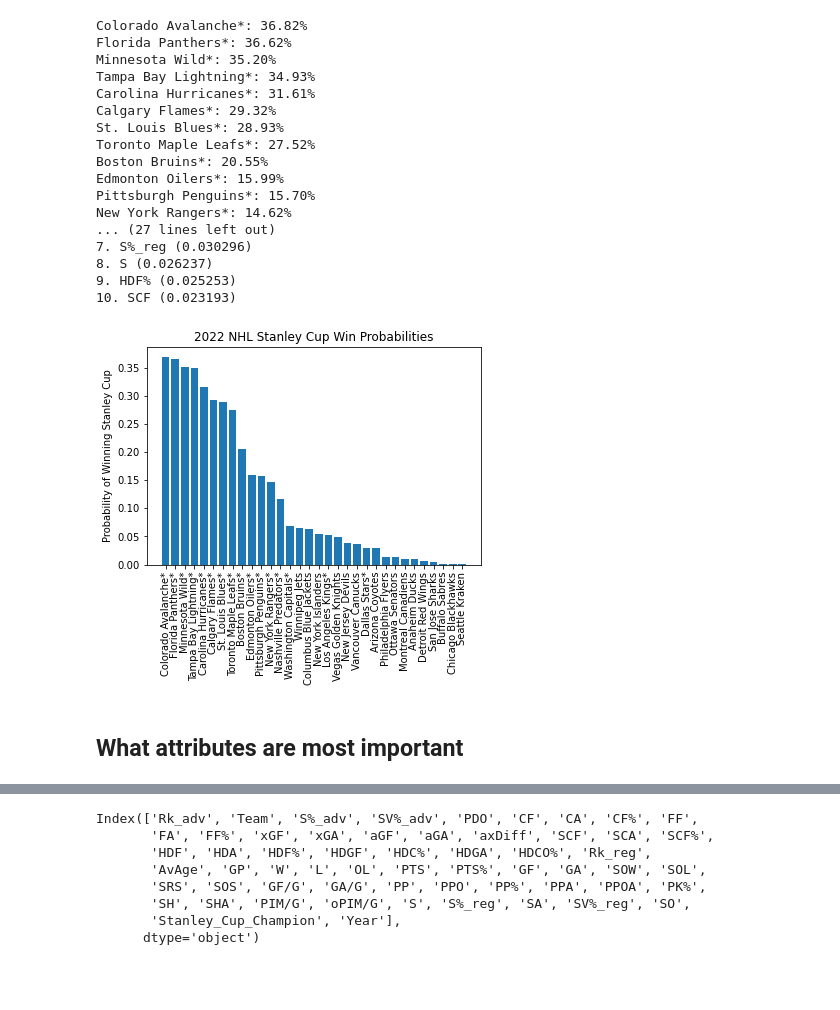
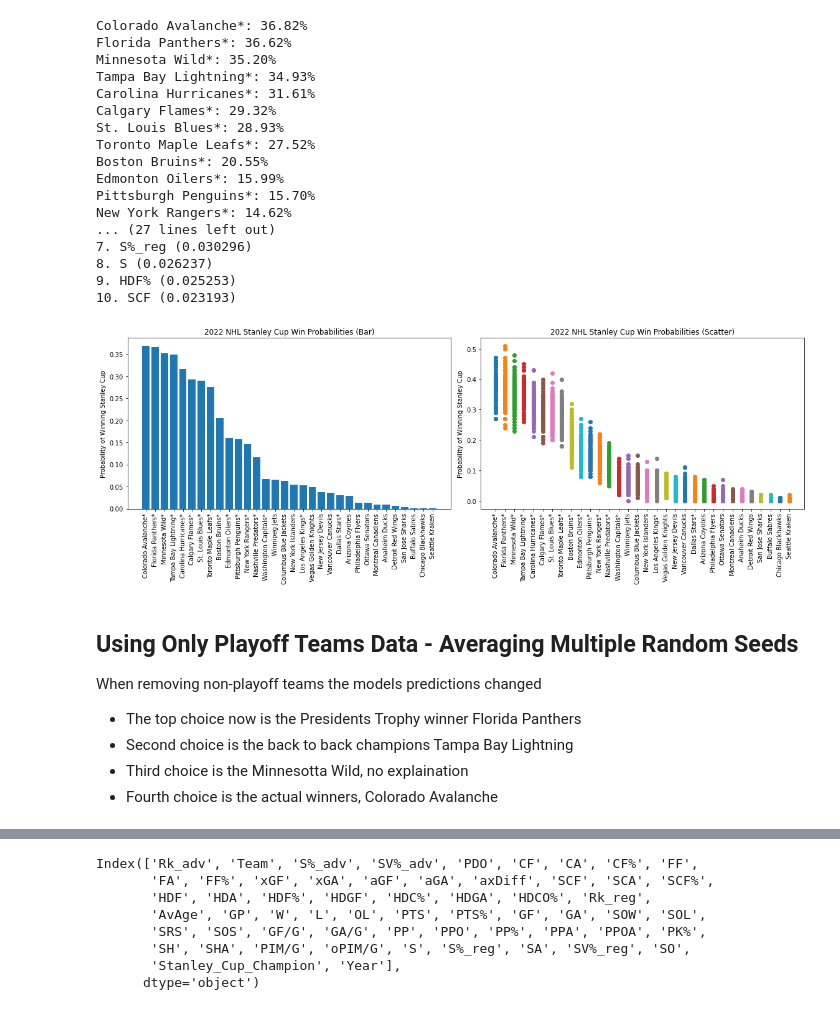
Before and after one commit to jdawg00527/CMSE202_Project, a Jupyter notebook: NHL Predictions.ipynb, the cells around one changed output, grey strips where cells are left out. Cells and saved outputs as stored; diff of their text form; code cells hidden in the pictures; blank space fills up the shorter version.

Commit message:
Two models now with plots

```diff
--- a/NHL Predictions.ipynb
+++ b/NHL Predictions.ipynb
@@ -123,13 +123,32 @@ New York Rangers*: 14.62%
 8. S (0.026237)
 9. HDF% (0.025253)
 10. SCF (0.023193)
-# %%
-plt.bar(sorted_team_names, sorted_team_probs)
-plt.xticks(rotation=90)
-plt.ylabel('Probability of Winning Stanley Cup')
-plt.title('2022 NHL Stanley Cup Win Probabilities')
-plt.show()
-# %% [output]
-[figure, removed]
-# %% [markdown]
-## What attributes are most important
+# %%
+fig, (ax1, ax2) = plt.subplots(1, 2, figsize=(16, 6))
+
+ax1.bar(sorted_team_names, sorted_team_probs)
+ax1.set_xticks(range(len(sorted_team_names)))
+ax1.set_xticklabels(sorted_team_names, rotation=90)
+ax1.set_ylabel('Probability of Winning Stanley Cup')
+ax1.set_title('2022 NHL Stanley Cup Win Probabilities (Bar)')
+
+for team in sorted_team_names:
+    probs = team_prob_dict[team]
+    ax2.scatter([team] * len(probs), probs, label=team)
+
+ax2.set_ylabel('Probability of Winning Stanley Cup')
+ax2.set_title('2022 NHL Stanley Cup Win Probabilities (Scatter)')
+
+plt.xticks(rotation=90)
+plt.tight_layout()
+plt.show()
+# %% [output]
+[figure, added]
+# %% [markdown]
+## Using Only Playoff Teams Data - Averaging Multiple Random Seeds
+
+When removing non-playoff teams the models predictions changed
+- The top choice now is the Presidents Trophy winner Florida Panthers
+- Second choice is the back to back champions Tampa Bay Lightning
+- Third choice is the Minnesotta Wild, no explaination
+- Fourth choice is the actual winners, Colorado Avalanche
```
Also changed, not shown: parts of 6 cells of this notebook.
